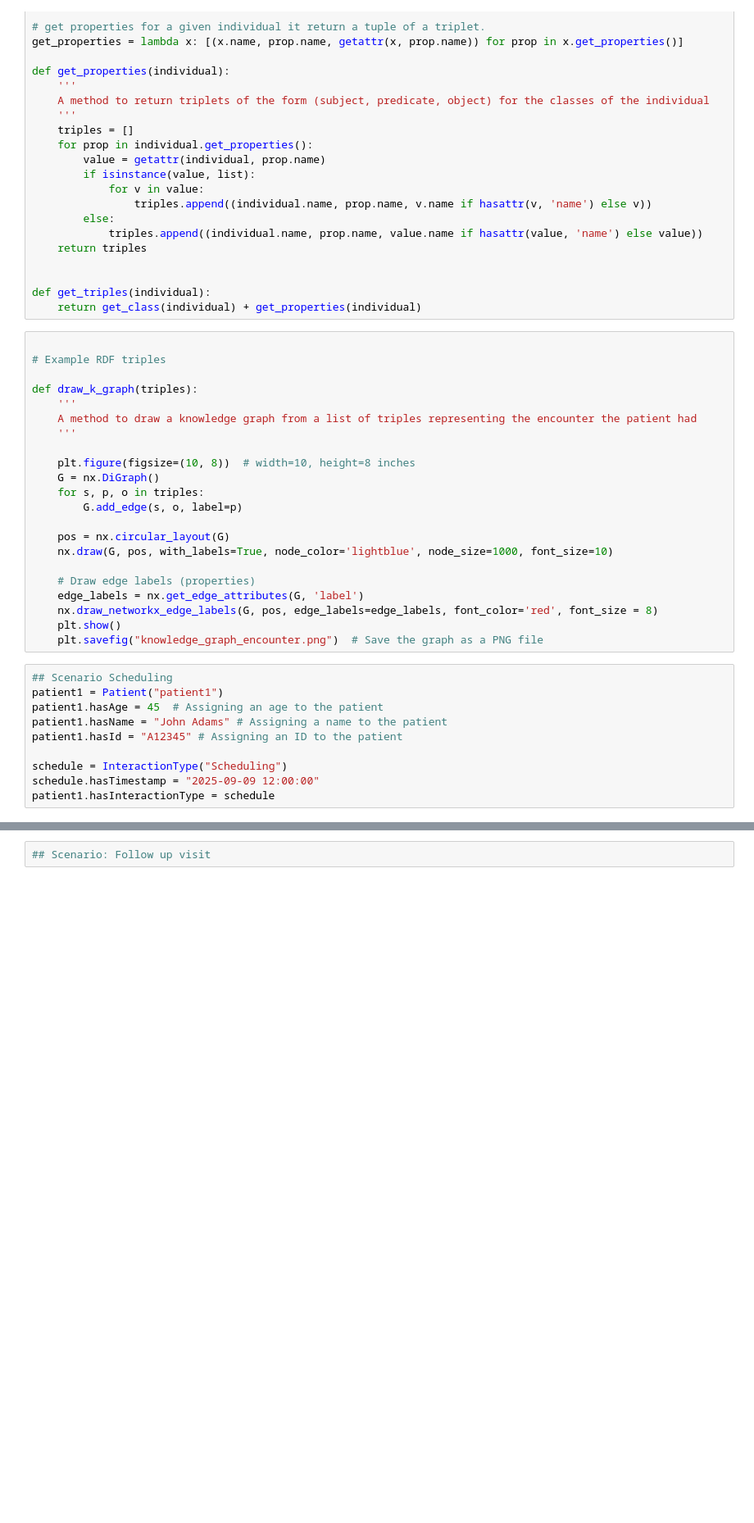
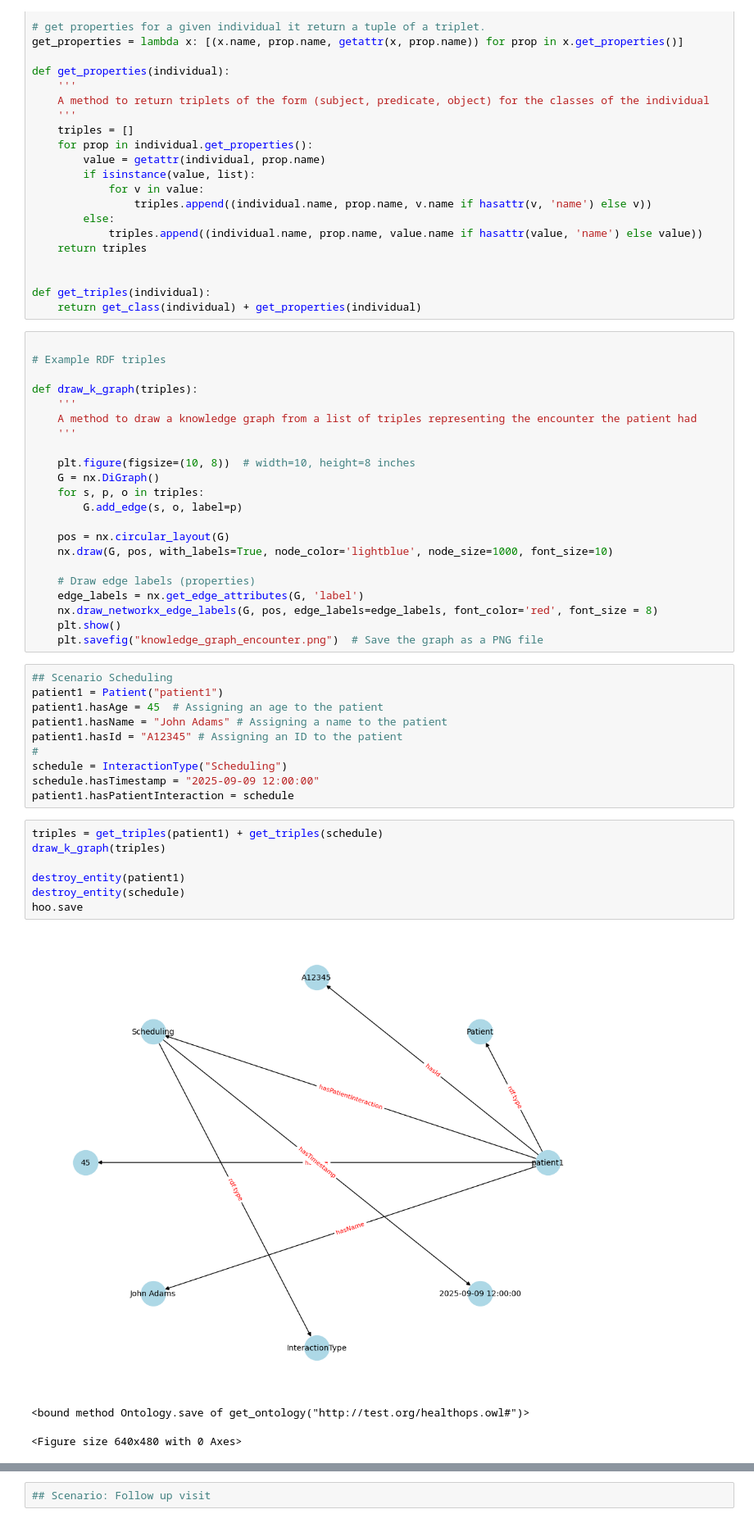
Before and after one commit to alon-benari/Operational-Ontologies, a Jupyter notebook: Clinical_Individuals.ipynb, the cells around one changed output, grey strips where cells are left out. Shown: that part at 82% size. Cells and saved outputs as stored; diff of their text form; blank space fills up the shorter version.

```diff
--- a/Clinical_Individuals.ipynb
+++ b/Clinical_Individuals.ipynb
@@ -56,10 +56,21 @@ patient1 = Patient("patient1")
 patient1.hasAge = 45  # Assigning an age to the patient
 patient1.hasName = "John Adams" # Assigning a name to the patient
 patient1.hasId = "A12345" # Assigning an ID to the patient
-
+#
 schedule = InteractionType("Scheduling")
 schedule.hasTimestamp = "2025-09-09 12:00:00"
-patient1.hasInteractionType = schedule
+patient1.hasPatientInteraction = schedule
+# %%
+triples = get_triples(patient1) + get_triples(schedule)
+draw_k_graph(triples)
+
+destroy_entity(patient1)
+destroy_entity(schedule)
+hoo.save
+# %% [output]
+[figure, added]
+<bound method Ontology.save of get_ontology("http://test.org/healthops.owl#")>
+<Figure size 640x480 with 0 Axes>
 # %%
 ## Scenario : Preop visit
 from PJO1 import *
```
Also changed, not shown: parts of 6 cells of this notebook, 1 other file.
